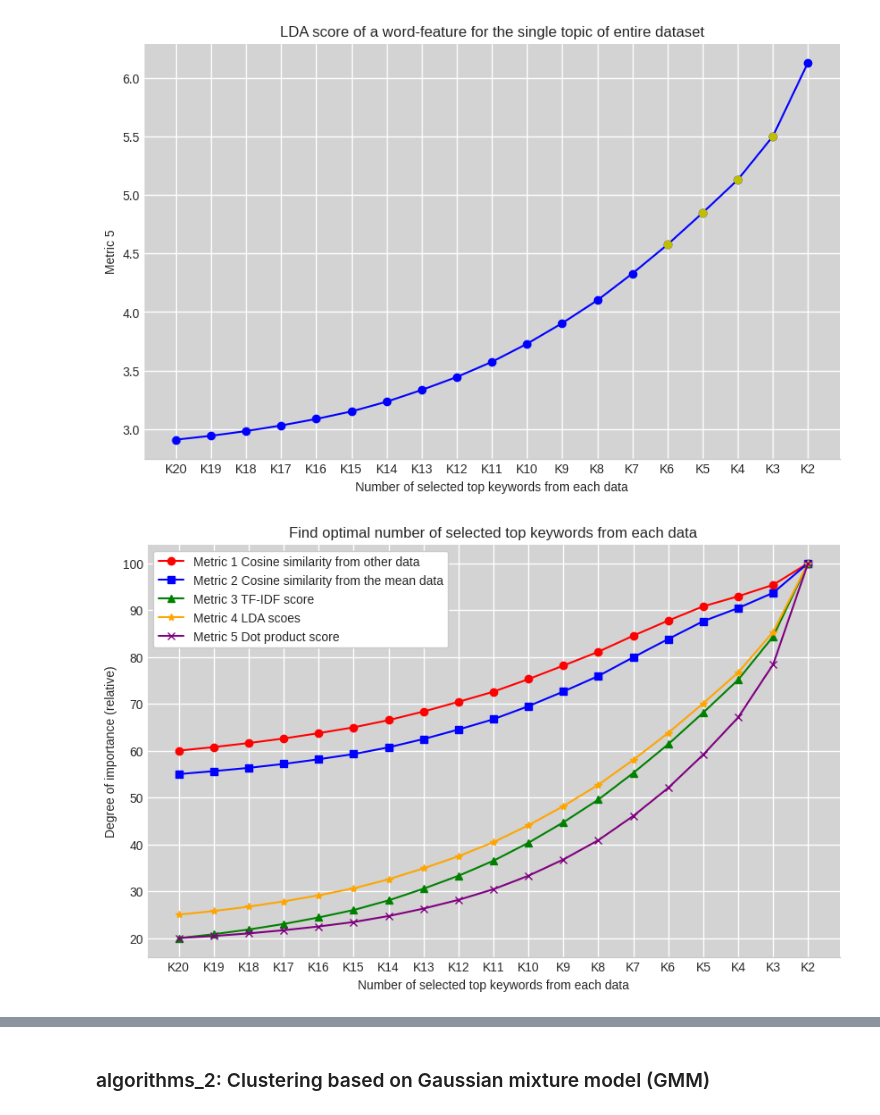
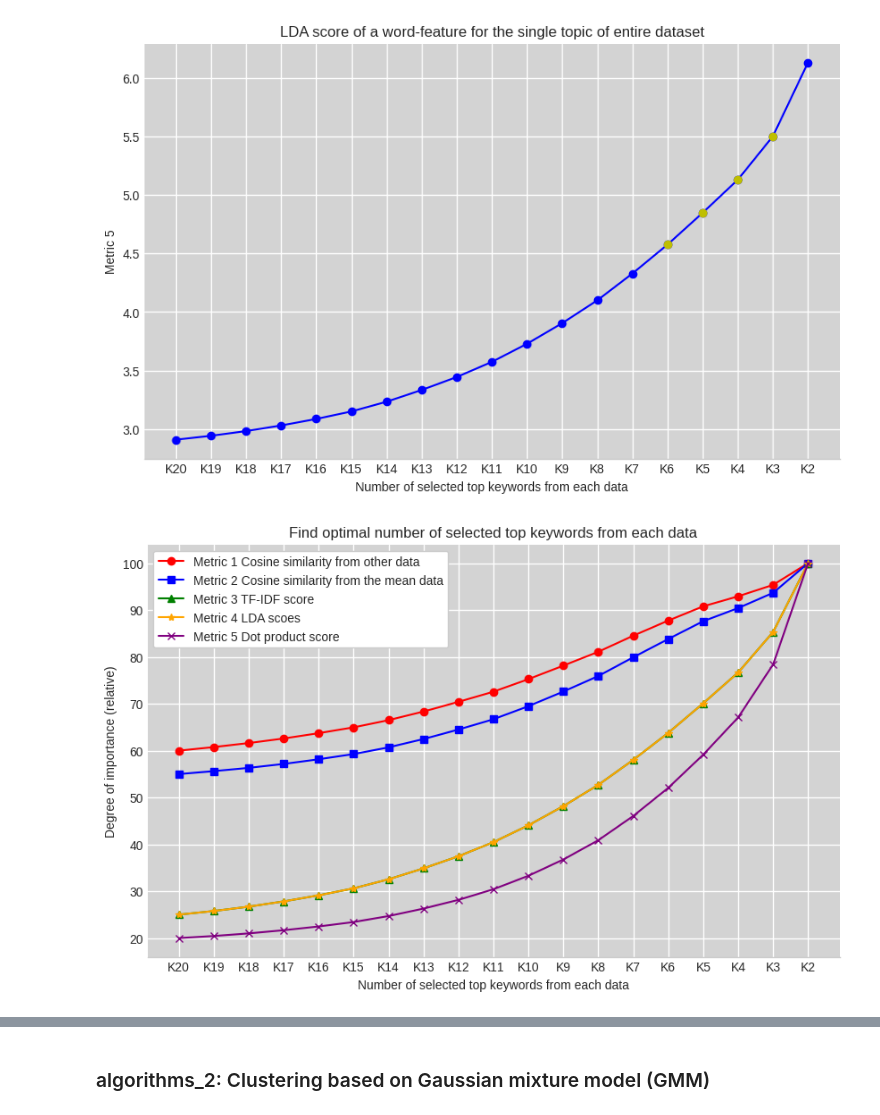
Before and after one commit to Geunhyeong-Han/shs-literature-text-mining, a Jupyter notebook: main.ipynb, the cells around one changed output, grey strips where cells are left out. Saved outputs shown, nothing was run; the diff lists cells and outputs as text; code cells hidden in the pictures.

```diff
--- a/main.ipynb
+++ b/main.ipynb
@@ -413,7 +429,7 @@ metric5_values = mean_dot_product_scores
 
 metric1_normalized = (metric1_values - np.min(metric1_values)) / (np.max(metric1_values) - np.min(metric1_values)) * 40 + 60
 metric2_normalized = (metric2_values - np.min(metric2_values)) / (np.max(metric2_values) - np.min(metric2_values)) * 45 + 55
-metric3_normalized = (metric3_values - np.min(metric3_values)) / (np.max(metric3_values) - np.min(metric3_values)) * 80 + 20
+metric3_normalized = (metric3_values - np.min(metric3_values)) / (np.max(metric3_values) - np.min(metric3_values)) * 75 + 25
 metric4_normalized = (metric4_values - np.min(metric4_values)) / (np.max(metric4_values) - np.min(metric4_values)) * 75 + 25
 metric5_normalized = (metric5_values - np.min(metric5_values)) / (np.max(metric5_values) - np.min(metric5_values)) * 80 + 20
 
@@ -423,34 +439,34 @@ plt.figure(figsize=(10,6))
 plt.gca().invert_xaxis()
 
 plt.gca().spines['right'].set_visible(False)
 plt.gca().spines['top'].set_visible(False)
 plt.gca().spines['left'].set_visible(False)
 plt.gca().xaxis.set_major_locator(MaxNLocator(integer=True))
 plt.gca().set_facecolor('lightgray')
 
 plt.xticks(range(min(keyword_counts), max(keyword_counts)+1))
 
 k_formatter = FuncFormatter(lambda x, pos: f'K{x}')
 
 plt.gca().xaxis.set_major_formatter(k_formatter)
 plt.grid(color='white', linestyle='-', linewidth=1)
 plt.xlabel('Number of selected top keywords from each data')
 plt.ylabel('Degree of importance (relative)')
 
 plt.plot(keyword_counts, metric1_normalized, marker='o', label='Metric 1 Cosine similarity from other data', color='red')
 plt.plot(keyword_counts, metric2_normalized, marker='s', label='Metric 2 Cosine similarity from the mean data', color='blue')
 plt.plot(keyword_counts, metric3_normalized, marker='^', label='Metric 3 TF-IDF score', color='green')
 plt.plot(keyword_counts, metric4_normalized, marker='*', label='Metric 4 LDA scoes', color='orange')
 plt.plot(keyword_counts, metric5_normalized, marker='x', label='Metric 5 Dot product score', color='purple')
 
 plt.xlabel('Number of selected top keywords from each data')
 plt.ylabel('Degree of importance (relative)')
 plt.title('Find optimal number of selected top keywords from each data')
 plt.legend(frameon = True, framealpha=1)
 
 plt.show()
 # %% [output]
-[figure, old version]
+[figure, new version]
 # %%
 # Items 당 상위 4개의 단어 선택 - Type 3 제거
 top_keywords_per_document = []
```
Also changed, not shown: parts of 15 cells of this notebook.
